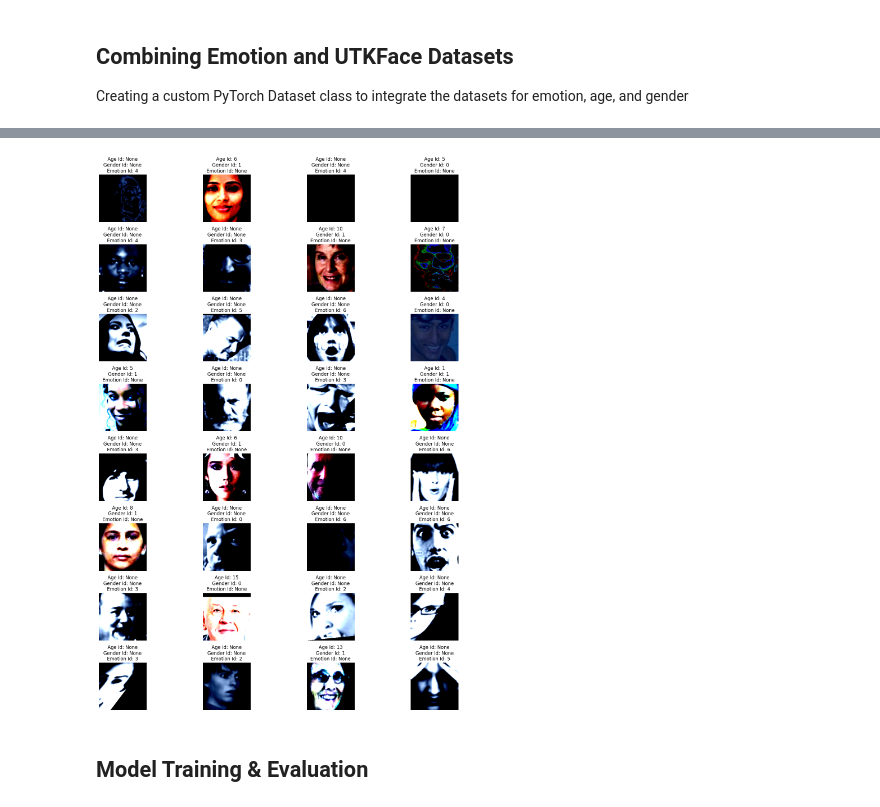
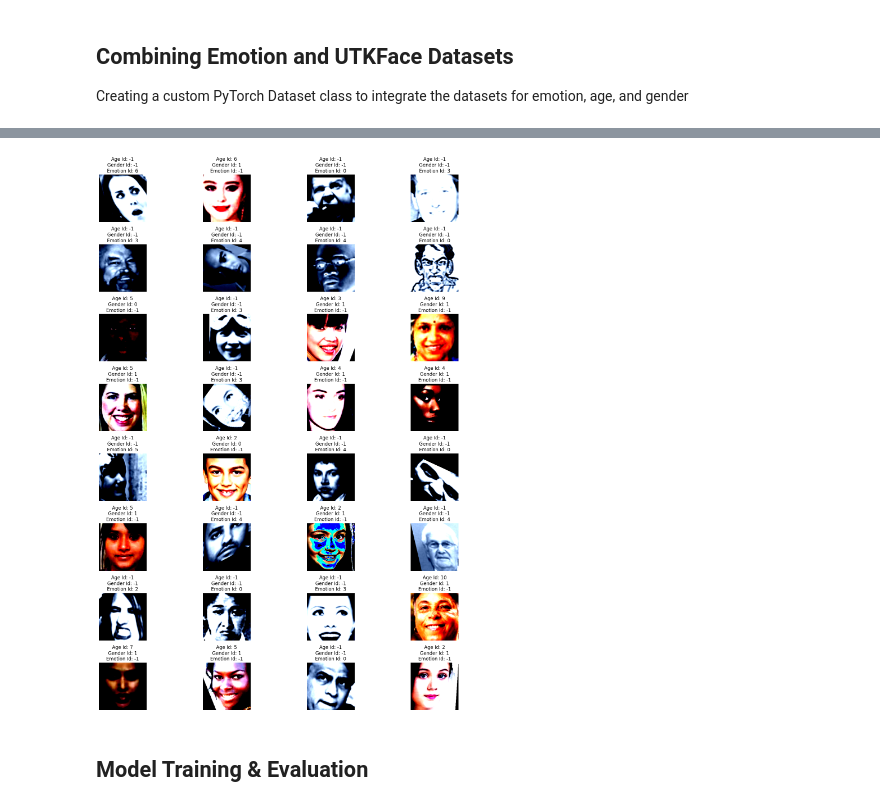
Before and after one commit to gulomovazukhrakhon/IU-Projects, a Jupyter notebook: Project: Edge AI_DLBAIPEAI/age-gender-and-expression-recognition.ipynb, the cells around one changed output, grey strips where cells are left out. Drawn from its saved outputs; the diff is of its cells as text; code cells hidden in the pictures.

Commit message:
Kaggle Notebook | Age, Gender, and Expression Recognition | Version 8

```diff
--- a/Project: Edge AI_DLBAIPEAI/age-gender-and-expression-recognition.ipynb
+++ b/Project: Edge AI_DLBAIPEAI/age-gender-and-expression-recognition.ipynb
@@ -57,0 +47,2 @@ AGEUTK_METADATA.head()
+# %%
+AGEUTK_METADATA.loc[AGEUTK_METADATA['age'] > 90, 'age'] = 90
@@ -57,0 +77,2 @@ AGEUTK_METADATA.head()
+# %%
+AGEUTK_METADATA = AGEUTK_METADATA.dropna(subset=['age']).reset_index(drop=True)
@@ -168,14 +189,14 @@ class CombinedCustomDataset(Dataset):
             label = {
                 'age': self.age_idx[row['age']],
                 'gender': row['gender'],
-                'emotion': None  # Emotion not applicable for AGE-UTK
+                'emotion': -1  # Emotion not applicable for AGE-UTK
             }
         else:  # Emotion sample
             row = self.emotion_df.iloc[idx - len(self.ageutk_df)]
             image = Image.open(row['path']).convert('RGB')
             label = {
-                'age': None,  # Age not applicable for Emotion
-                'gender': None,  # Gender not applicable for Emotion
+                'age': -1,  # Age not applicable for Emotion
+                'gender': -1,  # Gender not applicable for Emotion
                 'emotion': emotion_idx[row['emotion']]
             }
 
@@ -196,6 +217,7 @@ def custom_collate_fn(batch):
 
     # Stack images into a single tensor
     images = torch.stack(images)
+    labels = torch.tensor(labels)
 
     return images, labels
 # %%
@@ -212,35 +254,35 @@ images.shape, len(labels)
 # %%
 # Visualize images with their labels
 def visualize_batch(images, labels):
     """
     Visualizes a batch of images in an 8x4 grid.
 
     Parameters:
         images (torch.Tensor): Batch of images (B, C, H, W).
-        labels (list): Corresponding labels [(age_idx, gender_idx, emotion_idx), ...].
+        labels (list): Corresponding labels [[age_idx, gender_idx, emotion_idx], ...].
     """
     # Define the grid size
     rows, cols = 8, 4
     fig, axes = plt.subplots(rows, cols, figsize=(16, 20))
 
     for i, ax in enumerate(axes.flatten()):
         if i >= len(images):
             ax.axis('off')
             continue
 
         image = images[i]
 
         # Display the image
         ax.imshow(image.permute(1, 2, 0))  # (C, H, W) -> (H, W, C)
         ax.set_title(f"Age Id: {labels[i][0]}\nGender Id: {labels[i][1]}\nEmotion Id: {labels[i][2]}")
         ax.axis('off')
 
     plt.tight_layout()
     plt.show()
 
 visualize_batch(images, labels)
 # %% [output]
-[figure, old version]
+[figure, new version]
 # %% [markdown]
 ## Model Training & Evaluation
 # %% [markdown]
```
Also changed, not shown: parts of 9 cells of this notebook.
